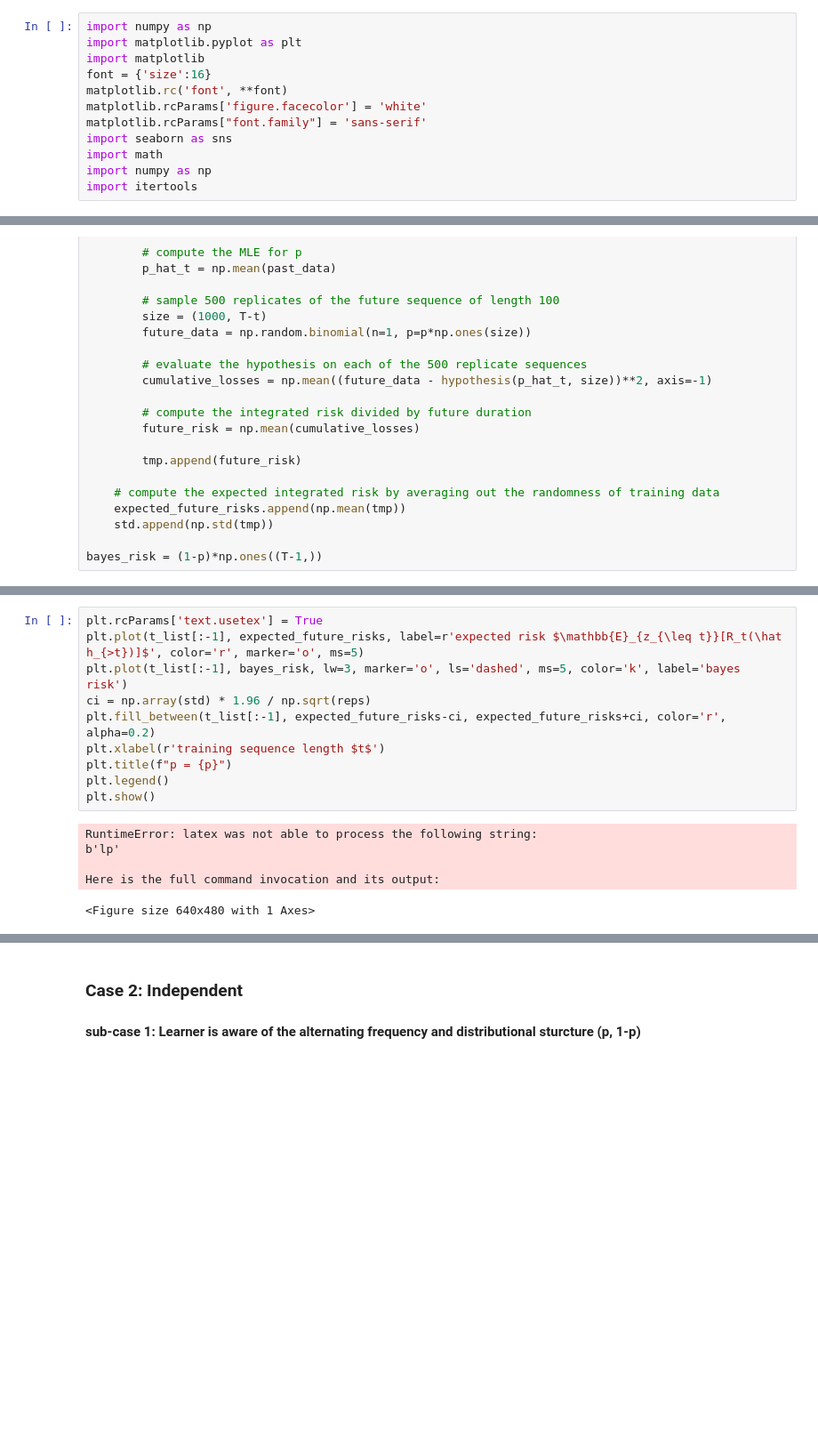
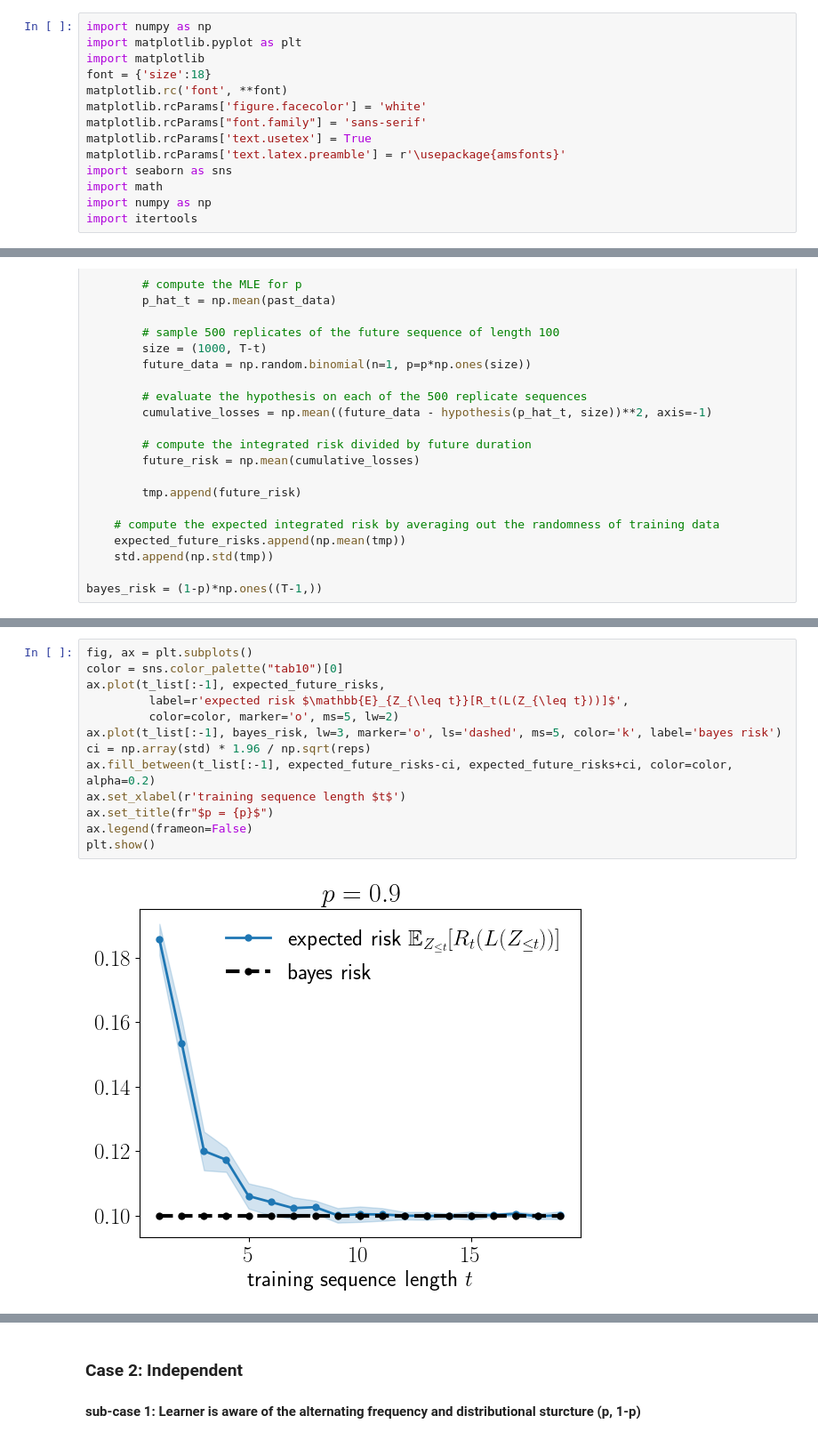
Before and after one commit to YuxinB/ProL, a Jupyter notebook: notebooks/6-four-cases-of-PL.ipynb, the cells around one changed output, grey strips where cells are left out. Shown at 89% size. Drawn from its saved outputs; the diff is of its cells as text; blank space fills up the shorter version.

```diff
--- a/notebooks/6-four-cases-of-PL.ipynb
+++ b/notebooks/6-four-cases-of-PL.ipynb
@@ -2,10 +2,12 @@
 import numpy as np
 import matplotlib.pyplot as plt
 import matplotlib
-font = {'size':16}
+font = {'size':18}
 matplotlib.rc('font', **font)
 matplotlib.rcParams['figure.facecolor'] = 'white'
 matplotlib.rcParams["font.family"] = 'sans-serif'
+matplotlib.rcParams['text.usetex'] = True
+matplotlib.rcParams['text.latex.preamble'] = r'\usepackage{amsfonts}'
 import seaborn as sns
 import math
 import numpy as np
@@ -59,16 +74,15 @@ bayes_risk = (1-p)*np.ones((T-1,))
 # %%
-plt.rcParams['text.usetex'] = True
-plt.plot(t_list[:-1], expected_future_risks, label=r'expected risk $\mathbb{E}_{z_{\leq t}}[R_t(\hat h_{>t})]$', color='r', marker='o', ms=5)
-plt.plot(t_list[:-1], bayes_risk, lw=3, marker='o', ls='dashed', ms=5, color='k', label='bayes risk')
+fig, ax = plt.subplots()
+color = sns.color_palette("tab10")[0]
+ax.plot(t_list[:-1], expected_future_risks,
+         label=r'expected risk $\mathbb{E}_{Z_{\leq t}}[R_t(L(Z_{\leq t}))]$',
+         color=color, marker='o', ms=5, lw=2)
+ax.plot(t_list[:-1], bayes_risk, lw=3, marker='o', ls='dashed', ms=5, color='k', label='bayes risk')
 ci = np.array(std) * 1.96 / np.sqrt(reps)
-plt.fill_between(t_list[:-1], expected_future_risks-ci, expected_future_risks+ci, color='r', alpha=0.2)
-plt.xlabel(r'training sequence length $t$')
-plt.title(f"p = {p}")
-plt.legend()
+ax.fill_between(t_list[:-1], expected_future_risks-ci, expected_future_risks+ci, color=color, alpha=0.2)
+ax.set_xlabel(r'training sequence length $t$')
+ax.set_title(fr"$p = {p}$")
+ax.legend(frameon=False)
 plt.show()
 # %% [output]
-RuntimeError: latex was not able to process the following string:
-b'lp'
-
-Here is the full command invocation and its output:
-<Figure size 640x480 with 1 Axes>
+[figure, added]
```
Also changed, not shown: parts of 9 cells of this notebook, 2 other files.
